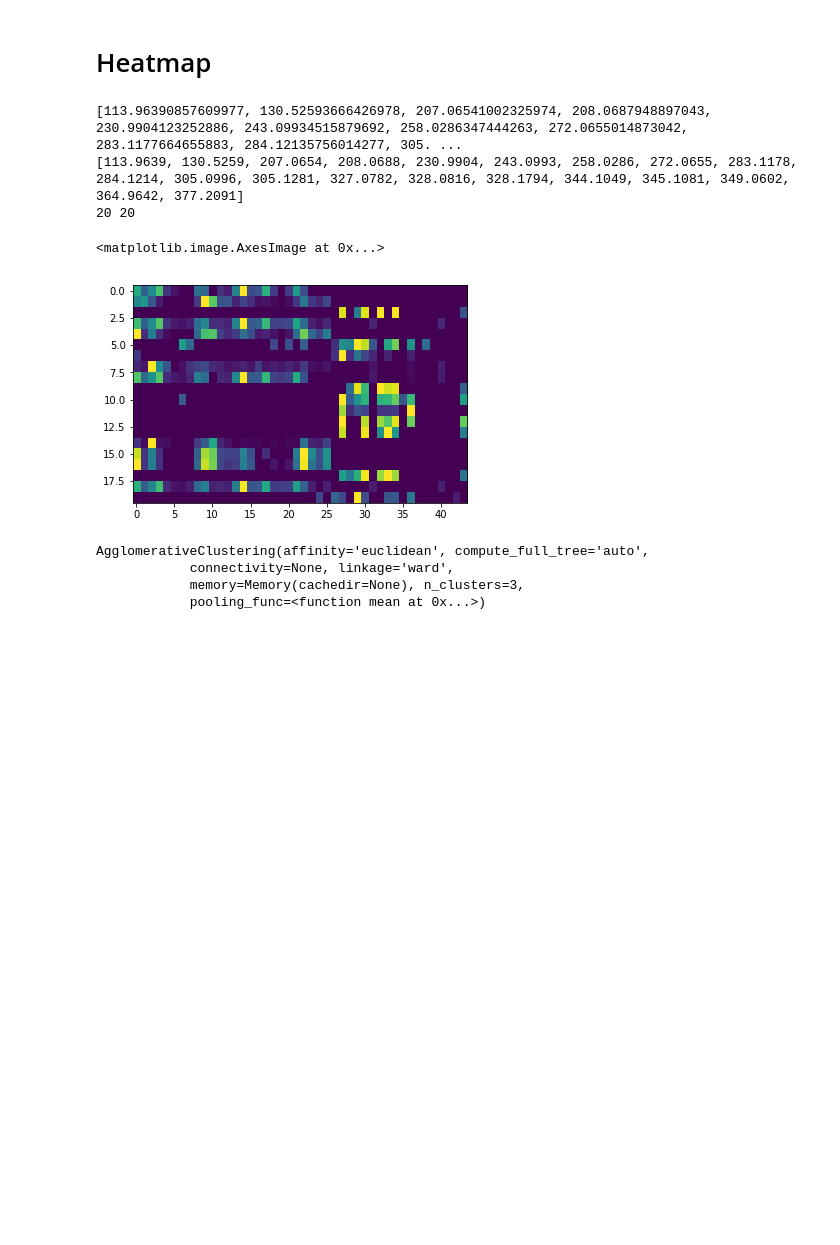
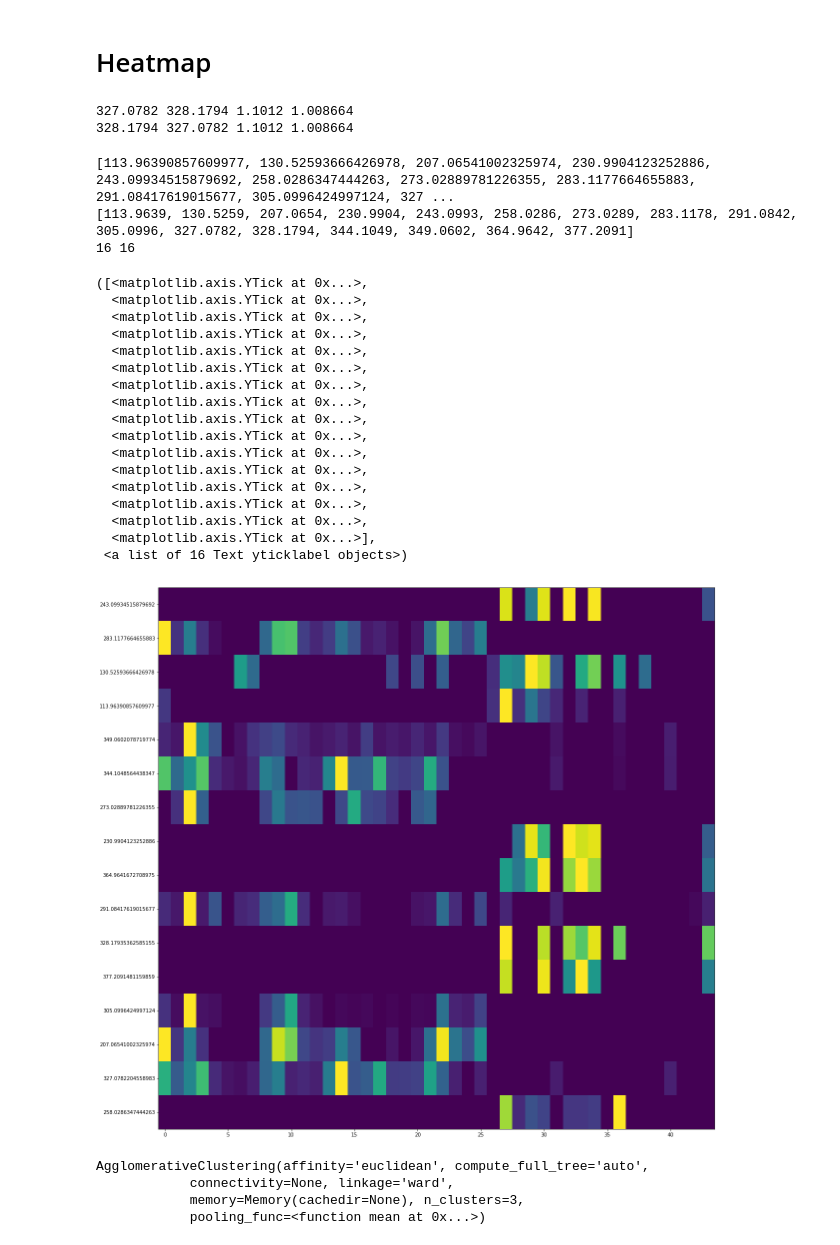
Before and after one commit to sdrogers/burns, a Jupyter notebook: notebooks/Heatmap.ipynb, the cells around one changed output. Saved outputs shown, nothing was run; the diff lists cells and outputs as text; code cells hidden in the pictures; blank space fills up the shorter version.

Commit message:
updates for manuscript revision

```diff
--- a/notebooks/Heatmap.ipynb
+++ b/notebooks/Heatmap.ipynb
@@ -11,24 +11,53 @@ peaks = [
     113.9639,
     130.5259,
     207.0654,
-    208.0688,
+    208.0688, #
     230.9904,
     243.0993,
     258.0286,
-    272.0655,
+    272.0655, #
     283.1178,
-    284.1214,
+    284.1214, #
     305.0996,
-    305.1281,
+    305.1281, #
     327.0782,
-    328.0816,
+    328.0816, #
     328.1794,
     344.1049,
-    345.1081,
+    345.1081, #
     349.0602,
     364.9642,
     377.2091,
 ]
+
+# Following list is the new peaks, produced for the revised manuscript - 10th May 2018
+
+
+peaks = [207.0654,
+        273.0289,
+        283.1178,
+        291.0842,
+        305.0996,
+        327.0782,
+        344.1049,
+        349.0602,
+        113.9639,
+        130.5259,
+        230.9904,
+        243.0993,
+        258.0286,
+        328.1794,
+        364.9642,
+        377.2091]
+
+NMASS = 1.008664
+for i in peaks:
+    for j in peaks:
+        if abs(i-j)<2 and abs(i-j)>0:
+            print i,j,abs(i-j),NMASS
+# %% [output]
+327.0782 328.1794 1.1012 1.008664
+328.1794 327.0782 1.1012 1.008664
 # %%
 import csv
 data = {}
@@ -50,7 +79,7 @@ for fi in data:
         if len(f) == 1 and not mz in found:
 #             print f
 #         if float(row[-1]) <= 0.05 and not mz in found:
-            plot_data.append(data['/home/simon/git/burns/notebooks/spreadsheets/both_v_both/both_v_both_log_1e-05_tus.csv'][mz][1:-3])
+            plot_data.append(data['/Users/simon/git/burns/notebooks/spreadsheets/both_v_both/both_v_both_log_1e-05_tus.csv'][mz][1:-3])
             found.append(mz)
 new_plot = []
 for row in plot_data:
@@ -69,17 +98,35 @@ print sorted([float(x) for x in found])
 print sorted(peaks)
 print len(found),len(peaks)
 # %% [output]
-[113.96390857609977, 130.52593666426978, 207.06541002325974, 208.0687948897043, 230.9904123252886, 243.09934515879692, 258.0286347444263, 272.0655014873042, 283.1177664655883, 284.12135756014277, 305. ...
-[113.9639, 130.5259, 207.0654, 208.0688, 230.9904, 243.0993, 258.0286, 272.0655, 283.1178, 284.1214, 305.0996, 305.1281, 327.0782, 328.0816, 328.1794, 344.1049, 345.1081, 349.0602, 364.9642, 377.2091]
-20 20
+[113.96390857609977, 130.52593666426978, 207.06541002325974, 230.9904123252886, 243.09934515879692, 258.0286347444263, 273.02889781226355, 283.1177664655883, 291.08417619015677, 305.0996424997124, 327 ...
+[113.9639, 130.5259, 207.0654, 230.9904, 243.0993, 258.0286, 273.0289, 283.1178, 291.0842, 305.0996, 327.0782, 328.1794, 344.1049, 349.0602, 364.9642, 377.2091]
+16 16
 # %%
 import pylab as plt
 %matplotlib inline
 # %%
+plt.figure(figsize=(20,20))
 plt.imshow(new_plot,aspect = 'auto')
+plt.yticks(np.arange(len(found)),found)
 # %% [output]
-<matplotlib.image.AxesImage at 0x...>
+([<matplotlib.axis.YTick at 0x...>,
+  <matplotlib.axis.YTick at 0x...>,
+  <matplotlib.axis.YTick at 0x...>,
+  <matplotlib.axis.YTick at 0x...>,
+  <matplotlib.axis.YTick at 0x...>,
+  <matplotlib.axis.YTick at 0x...>,
+  <matplotlib.axis.YTick at 0x...>,
+  <matplotlib.axis.YTick at 0x...>,
+  <matplotlib.axis.YTick at 0x...>,
+  <matplotlib.axis.YTick at 0x...>,
+  <matplotlib.axis.YTick at 0x...>,
+  <matplotlib.axis.YTick at 0x...>,
+  <matplotlib.axis.YTick at 0x...>,
+  <matplotlib.axis.YTick at 0x...>,
+  <matplotlib.axis.YTick at 0x...>,
+  <matplotlib.axis.YTick at 0x...>],
+ <a list of 16 Text yticklabel objects>)
-[figure, old version]
+[figure, new version]
 # %%
 from sklearn.cluster import AgglomerativeClustering
 # %%
```
Also changed, not shown: parts of 4 cells of this notebook, 6 other files.
